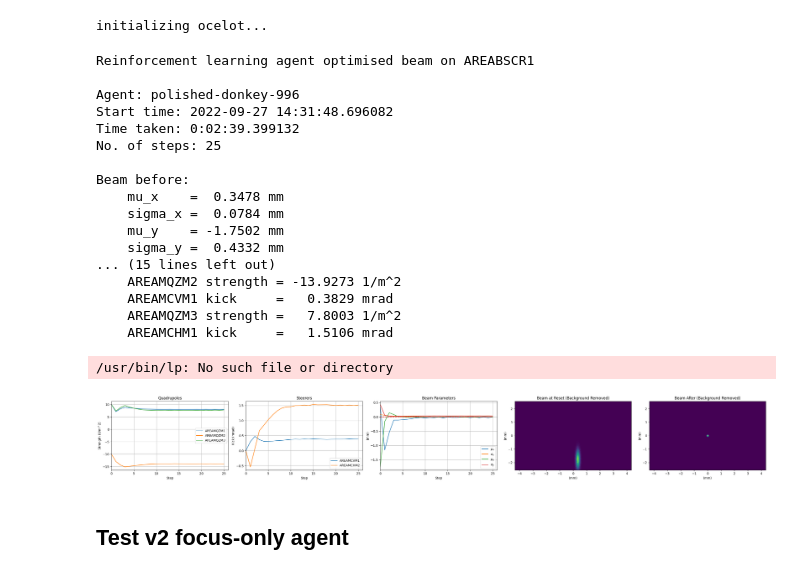
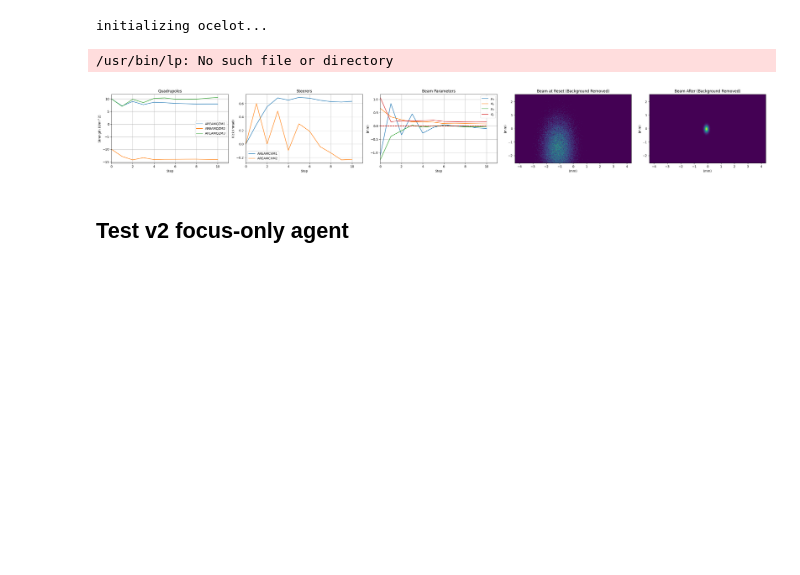
Before and after one commit to desy-ml/rl-vs-bo, a Jupyter notebook: test_optimize.ipynb, the cells around one changed output. Cells and saved outputs as stored; diff of their text form; code cells hidden in the pictures; blank space fills up the shorter version.

Commit message:
Add data recording argument to optimize methods

```diff
--- a/test_optimize.ipynb
+++ b/test_optimize.ipynb
@@ -7,38 +7,22 @@ initializing ocelot...
 # %%
 optimize_donkey(
     target_mu_x=0.0,
     target_sigma_x=0.0,
     target_mu_y=0.0,
     target_sigma_y=0.0,
     target_mu_x_threshold=1.16e-6,
     target_mu_y_threshold=2.16e-6,
     target_sigma_x_threshold=3.16e-6,
     target_sigma_y_threshold=4.16e-6,
-    max_steps=25,
+    max_steps=10,
     model_name="polished-donkey-996",
     logbook=True,
+    data_log_dir="data_recordings_donkey",
     callback=None,
 )
 # %% [output]
-Reinforcement learning agent optimised beam on AREABSCR1
-
-Agent: polished-donkey-996
-Start time: 2022-09-27 14:31:48.696082
-Time taken: 0:02:39.399132
-No. of steps: 25
-
-Beam before:
-    mu_x    =  0.3478 mm
-    sigma_x =  0.0784 mm
-    mu_y    = -1.7502 mm
-    sigma_y =  0.4332 mm
-... (15 lines left out)
-    AREAMQZM2 strength = -13.9273 1/m^2
-    AREAMCVM1 kick     =   0.3829 mrad
-    AREAMQZM3 strength =   7.8003 1/m^2
-    AREAMCHM1 kick     =   1.5106 mrad
+/usr/bin/lp: No such file or directory
-/usr/bin/lp: No such file or directory
-[figure, old version]
+[figure, new version]
 # %% [markdown]
 ## Test v2 focus-only agent
 # %%
```
Also changed, not shown: parts of 2 cells of this notebook, 3 other files.
